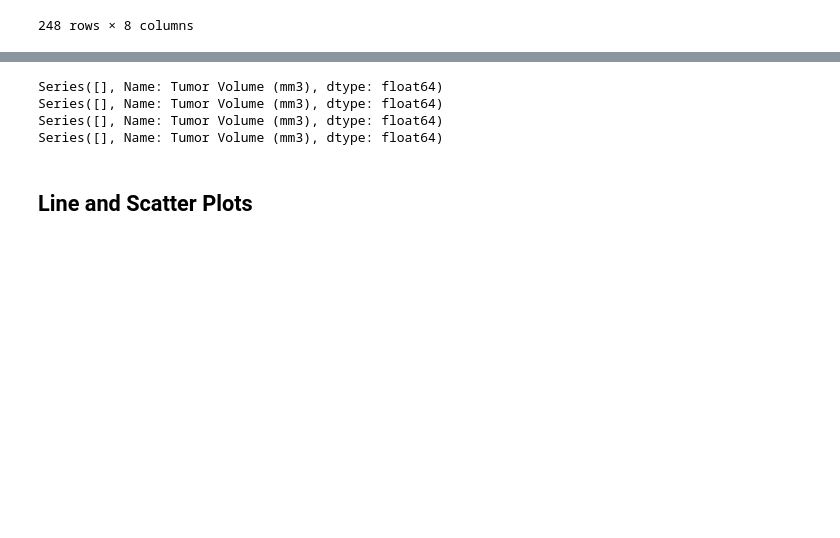
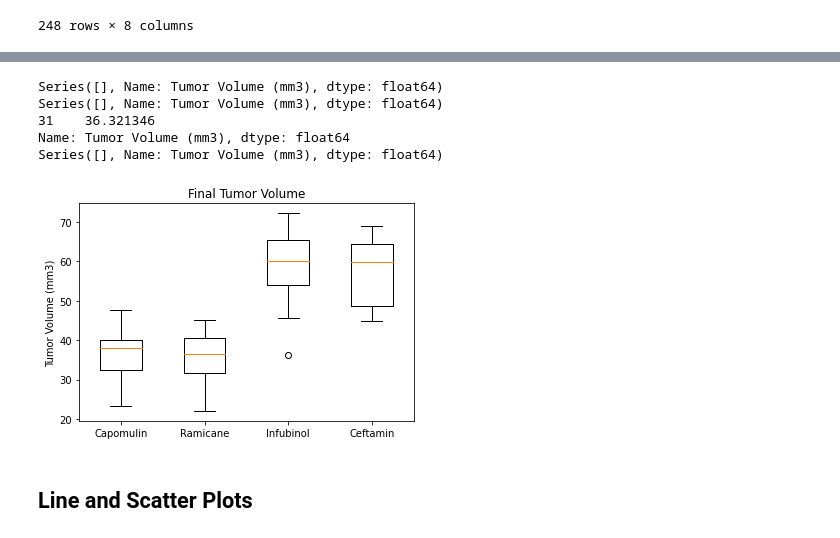
Before and after one commit to ColeJal/The-Power-of-Plots-Challenge-5, a Jupyter notebook: Homework/Instructions/Pymaceuticals/pymaceuticals_starter.ipynb, the cells around one changed output, grey strips where cells are left out. Cells and saved outputs as stored; diff of their text form; code cells hidden in the pictures; blank space fills up the shorter version.

```diff
--- a/Homework/Instructions/Pymaceuticals/pymaceuticals_starter.ipynb
+++ b/Homework/Instructions/Pymaceuticals/pymaceuticals_starter.ipynb
@@ -251,3 +253,7 @@ merged_df
 | 246 | z795 | 45 | Naftisol | Female | 13 | 29 | 65.741070 | ... |
 | 247 | z969 | 45 | Naftisol | Male | 9 | 30 | 73.867845 | ... |
 248 rows × 8 columns
+# %%
+Capomulin_Data = drop_mouse.loc[drop_mouse['Drug Regimen'] == "Capomulin",:]
+
+Capomulin_Data
@@ -253,0 +328,5 @@ merged_df
+# %%
+most_recent_Capomulin = Capomulin_Data.groupby(["Mouse ID"])["Timepoint"].max()
+Capomulin_drug = pd.DataFrame(most_recent_Capomulin)
+Capomulin_merged_df = pd.merge(most_recent_Capomulin, drop_mouse, on=["Mouse ID", "Timepoint"], how="left")
+Capomulin_merged_df
@@ -254,6 +351,18 @@ merged_df
+# %%
+Capomulin_treatment = Capomulin_merged_df["Tumor Volume (mm3)"]
+
+quartiles = Capomulin_treatment.quantile([.25,.5,.75])
+lower_q = quartiles[.25]
+upper_q = quartiles[.75]
+iqr = upper_q - lower_q
+lower_bound = lower_q - (1.5*iqr)
+upper_bound = upper_q + (1.5*iqr)
+outliers = drug_df.loc[(drug_df < lower_bound) | (drug_df > upper_bound)]
 # %%
 # Put treatments into a list for for loop (and later for plot labels)
-treatment_list = ["Capomulin", "Ramicane", "Infubinal", "Ceftamin"]
+treatment_list = ["Capomulin", "Ramicane", "Infubinol", "Ceftamin"]
+
+
 
 # Create empty list to fill with tumor vol data (for plotting)
 tumor_list = []
@@ -263,6 +372,7 @@ for drug in treatment_list:
 
     # Locate the rows which contain mice on each drug and get the tumor volumes
     drug_df = merged_df.loc[merged_df["Drug Regimen"] == drug, "Tumor Volume (mm3)"]
+
 
     # add subset
     tumor_list.append(drug_df)
@@ -279,10 +389,18 @@ for drug in treatment_list:
 # %% [output]
 Series([], Name: Tumor Volume (mm3), dtype: float64)
 Series([], Name: Tumor Volume (mm3), dtype: float64)
+31    36.321346
+Name: Tumor Volume (mm3), dtype: float64
 Series([], Name: Tumor Volume (mm3), dtype: float64)
-Series([], Name: Tumor Volume (mm3), dtype: float64)
 # %%
 # Generate a box plot of the final tumor volume of each mouse across four regimens of interest
+fig1, ax1 = plt.subplots()
+ax1.set_title('Final Tumor Volume')
+ax1.set_ylabel('Tumor Volume (mm3)')
+ax1.boxplot(tumor_list, labels = treatment_list, widths = 0.5, vert = True)
+plt.show()
+# %% [output]
+[figure, added]
 # %% [markdown]
 ## Line and Scatter Plots
 # %%
```
Also changed, not shown: parts of 8 cells of this notebook.
